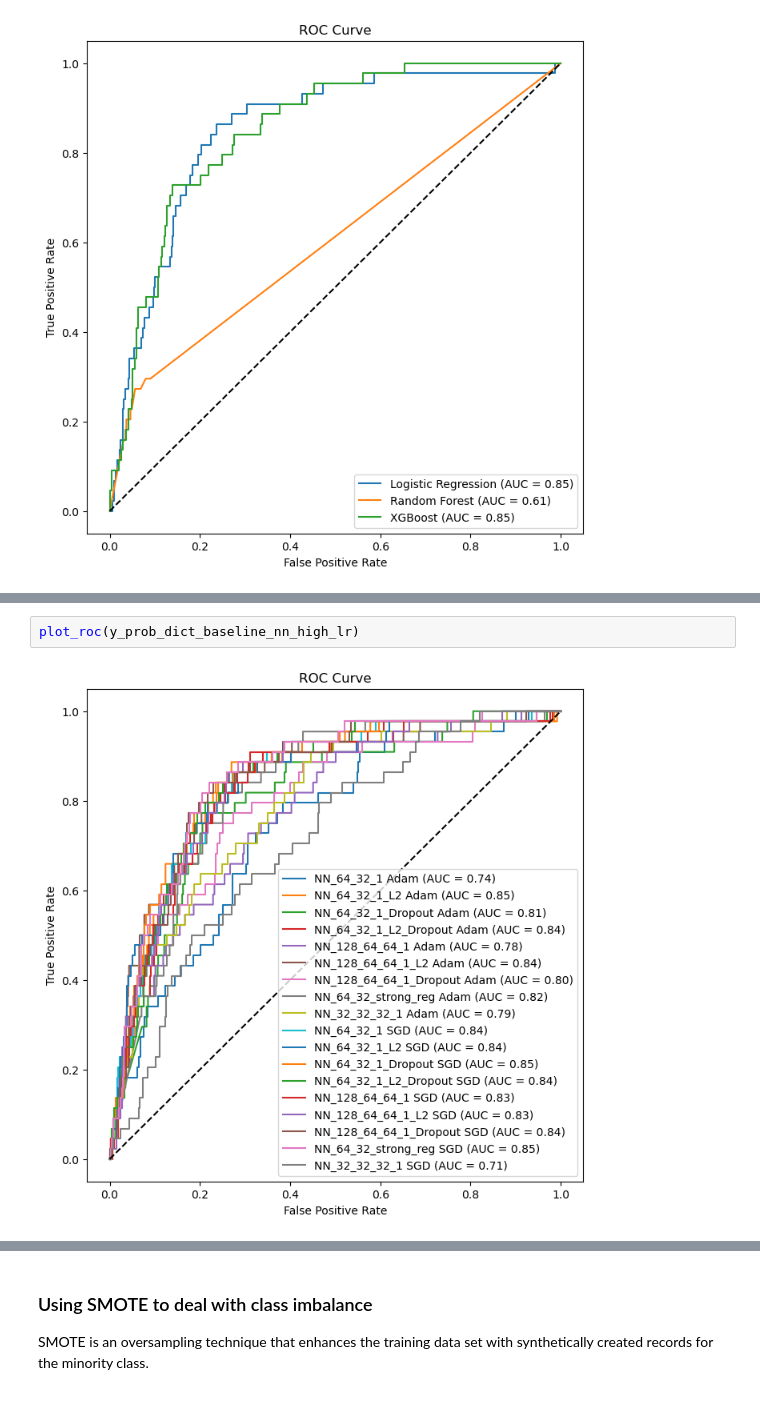
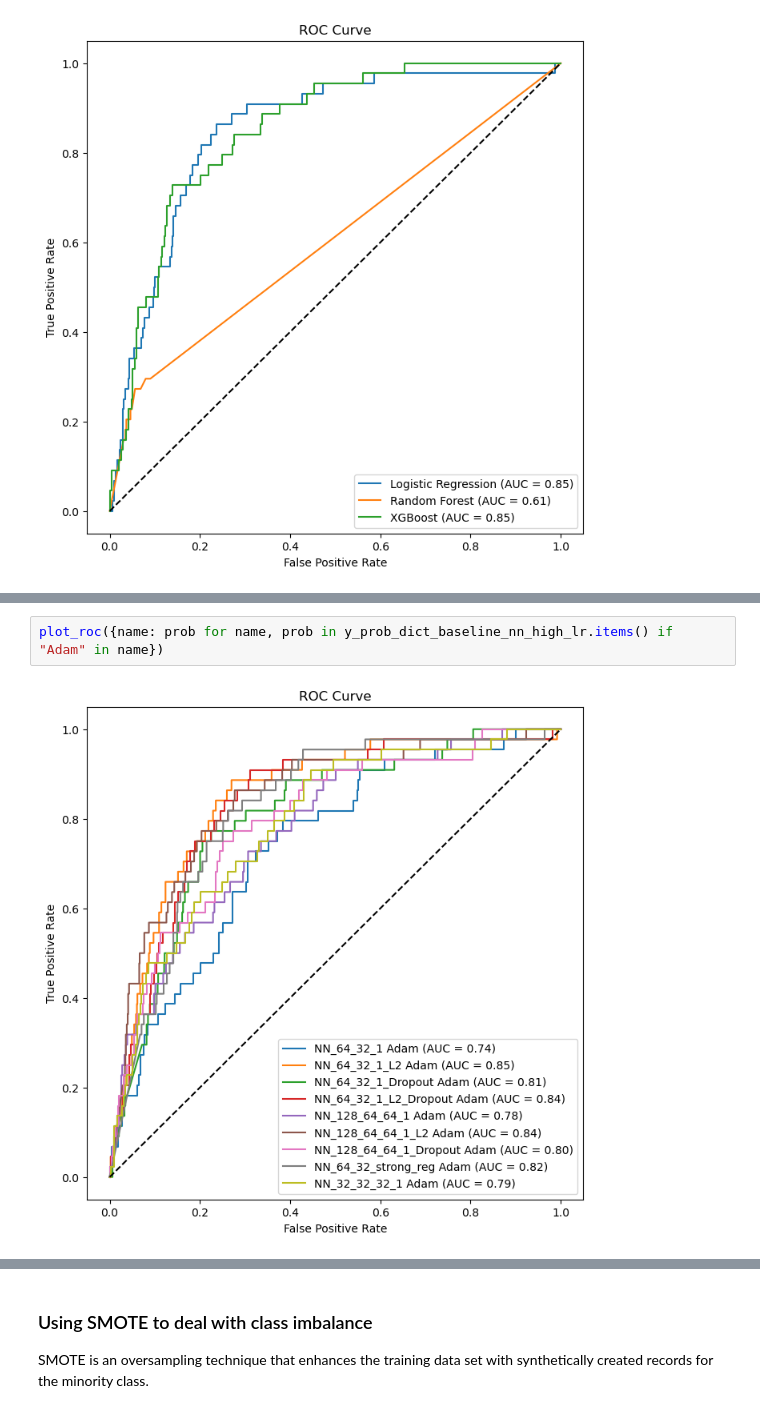
Before and after one commit to MrWlobo/Oral_Cancer_Prediction, a Jupyter notebook: main.ipynb, the cells around one changed output, grey strips where cells are left out. Cells and saved outputs as stored; diff of their text form.

```diff
--- a/main.ipynb
+++ b/main.ipynb
@@ -642,4 +646,4 @@ plot_roc(y_prob_dict_baseline_nn)
 # %%
-plot_roc(y_prob_dict_baseline_nn_high_lr)
+plot_roc({name: prob for name, prob in y_prob_dict_baseline_nn_high_lr.items() if "Adam" in name})
 # %% [output]
-[figure, old version]
+[figure, new version]
```
Also changed, not shown: parts of 4 cells of this notebook.
